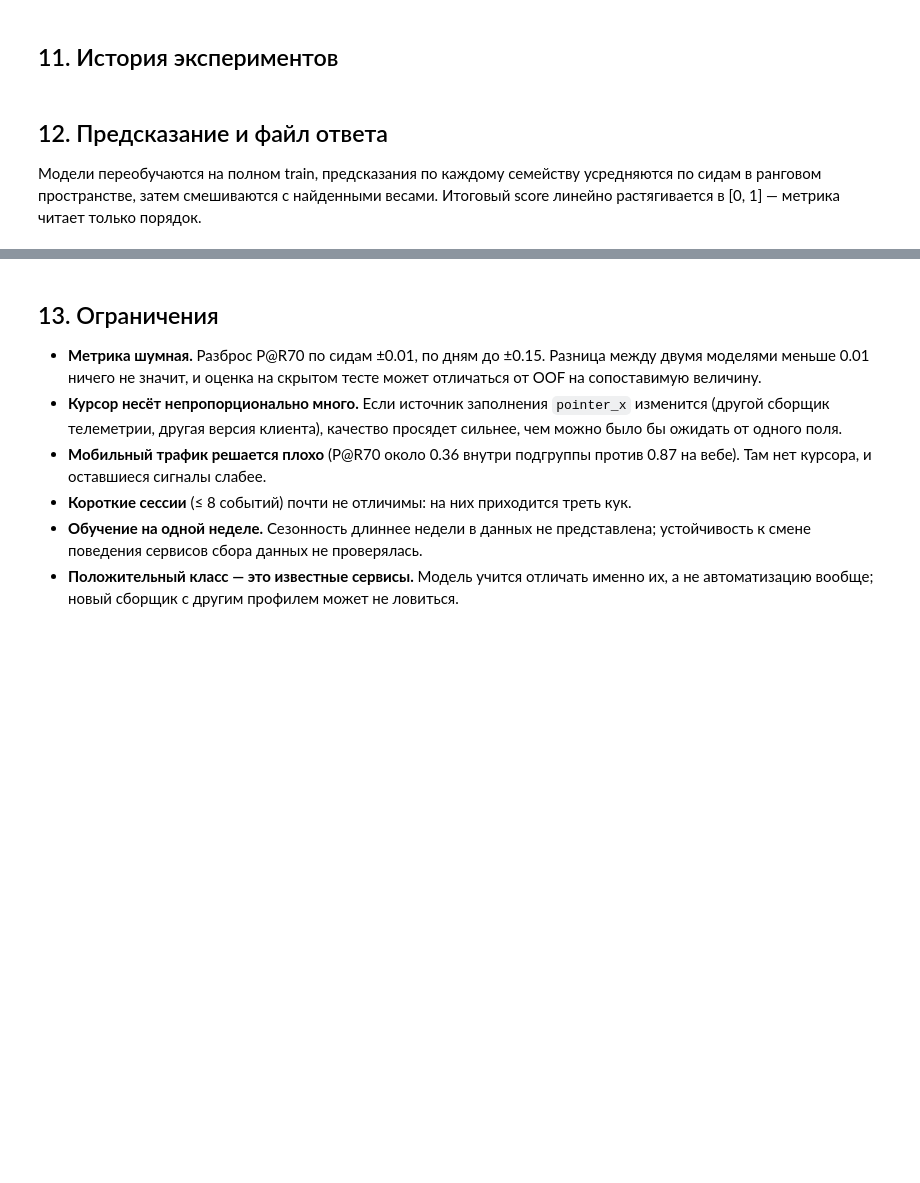
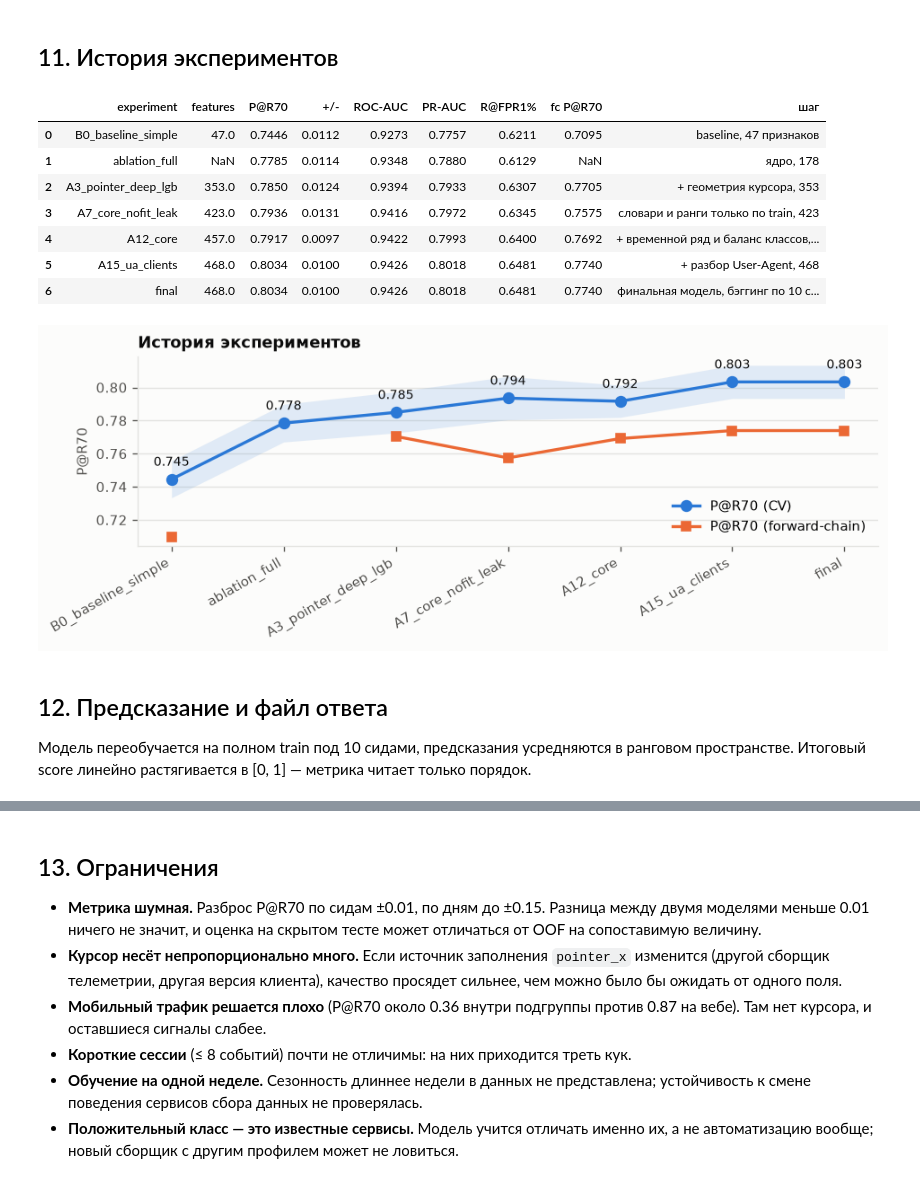
Before and after one commit to dkorbelainen/avito-antibot, a Jupyter notebook: solution.ipynb, the cells around one changed output, grey strips where cells are left out. Drawn from its saved outputs; the diff is of its cells as text; code cells hidden in the pictures; blank space fills up the shorter version.

```diff
--- a/solution.ipynb
+++ b/solution.ipynb
@@ -324,19 +460,30 @@ plots.importances(gains, top=20);
 # %%
 TRACK = {
     "B0_baseline_simple": "baseline, 47 признаков",
-    "ablation_full": "ядро A, 178",
+    "ablation_full": "ядро, 178",
     "A3_pointer_deep_lgb": "+ геометрия курсора, 353",
-    "A4_relative_scoped": "+ ранги дня (отвергнут), 457",
-    "A5_core": "рабочий набор, 423",
-    "final_blend": "бленд трёх моделей",
+    "A7_core_nofit_leak": "словари и ранги только по train, 423",
+    "A12_core": "+ временной ряд и баланс классов, 457",
+    "A15_ua_clients": "+ разбор User-Agent, 468",
+    "final": "финальная модель, бэггинг по 10 сидам",
 }
 timeline = report.table(list(TRACK)).assign(шаг=lambda f: f.experiment.map(TRACK))
 plots.progression(timeline.dropna(subset=["P@R70"]))
 timeline
+# %% [output]
+|  | experiment | features | P@R70 | +/- | ROC-AUC | PR-AUC | R@FPR1% | fc P@R70 | шаг |
+| 0 | B0_baseline_simple | 47.0 | 0.7446 | 0.0112 | 0.9273 | 0.7757 | 0.6211 | 0.7095 | baseline, 47 признаков |
+| 1 | ablation_full | NaN | 0.7785 | 0.0114 | 0.9348 | 0.7880 | 0.6129 | NaN | ядро, 178 |
+| 2 | A3_pointer_deep_lgb | 353.0 | 0.7850 | 0.0124 | 0.9394 | 0.7933 | 0.6307 | 0.7705 | + геометрия курсора, 353 |
+| 3 | A7_core_nofit_leak | 423.0 | 0.7936 | 0.0131 | 0.9416 | 0.7972 | 0.6345 | 0.7575 | словари и ранги только по train, 423 |
+| 4 | A12_core | 457.0 | 0.7917 | 0.0097 | 0.9422 | 0.7993 | 0.6400 | 0.7692 | + временной ряд и баланс классов,... |
+| 5 | A15_ua_clients | 468.0 | 0.8034 | 0.0100 | 0.9426 | 0.8018 | 0.6481 | 0.7740 | + разбор User-Agent, 468 |
+| 6 | final | 468.0 | 0.8034 | 0.0100 | 0.9426 | 0.8018 | 0.6481 | 0.7740 | финальная модель, бэггинг по 10 с... |
+[figure, added]
 # %% [markdown]
 ## 12. Предсказание и файл ответа
 
-Модели переобучаются на полном train, предсказания по каждому семейству усредняются
-по сидам в ранговом пространстве, затем смешиваются с найденными весами. Итоговый
-score линейно растягивается в [0, 1] — метрика читает только порядок.
+Модель переобучается на полном train под 10 сидами, предсказания усредняются в
+ранговом пространстве. Итоговый score линейно растягивается в [0, 1] — метрика читает
+только порядок.
 # %%
```
Also changed, not shown: parts of 18 cells of this notebook, 4 other files.
